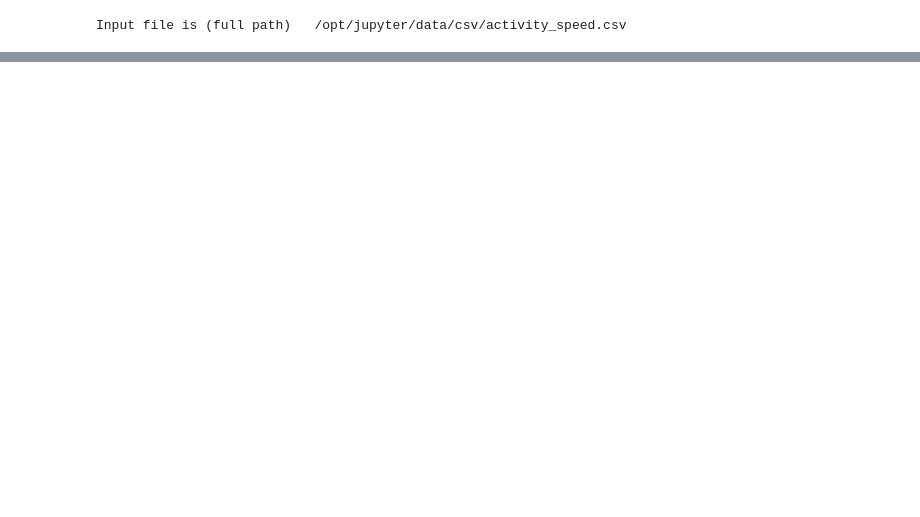
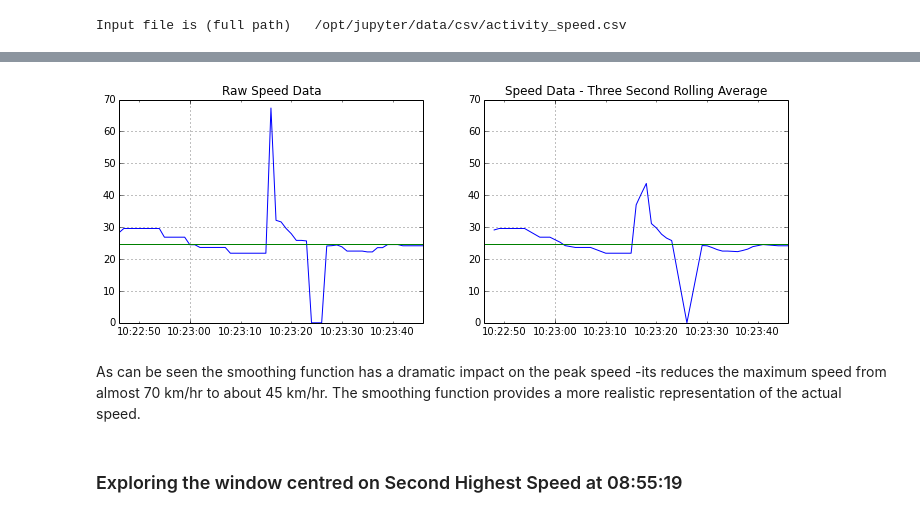
Before and after one commit to patclaffey/docker_jupyter, a Jupyter notebook: notebooks/speed.ipynb, the cells around one changed output, grey strips where cells are left out. Saved outputs shown, nothing was run; the diff lists cells and outputs as text; code cells hidden in the pictures; blank space fills up the shorter version.

```diff
--- a/notebooks/speed.ipynb
+++ b/notebooks/speed.ipynb
@@ -181,0 +212,11 @@ df[4045-10: 4045 +10]
+# %%
+# store the indexes related to max speed in variables
+# index_max_speed1 holds time index for max speed
+# index_max_speed2 holds time index for second highest speed
+
+index_max_speed1, index_max_speed2 = \
+            time_series[time_series['speed_raw_ts'] > 60.0].sort(columns = ['speed_raw_ts'],
+                        ascending = False).index.tolist()[:2]
+
+print('The time index for the maximum speed is ' + str(index_max_speed1))
+print('The time index for the second highest speed is ' + str(index_max_speed2))
@@ -181,0 +251,13 @@ df[4045-10: 4045 +10]
+# %%
+# Here we define the width of the time window in seconds
+time_window_seconds = 60
+
+# Find the start and end time indexes for the window
+index_start, index_end = get_window_range(time_series, index_max_speed1, time_window_seconds)
+
+avg_speed = time_series['speed_raw_ts'][ index_start: index_end ].mean()
+
+
+plt.figure();
+time_series['speed_raw_ts'][ index_start : index_end  ].plot(figsize=(12,4),)
+_ = plt.axhline(avg_speed, color='g')
@@ -181,0 +298,22 @@ df[4045-10: 4045 +10]
+# %%
+plt.figure()
+plt.subplot(1,2,1)
+plt.ylim( (0,70) )
+time_series['speed_raw_ts'][ index_start : index_end  ].plot(figsize=(12,4),
+                                                            )
+_ = plt.axhline(avg_speed, color='g')
+plt.title('Raw Speed Data')
+plt.subplot(1,2,2)
+plt.title('Speed Data - Three Second Rolling Average')
+plt.ylim( (0,70) )
+_ = pd.rolling_mean( time_series[ index_start : index_end ].speed_raw_ts , 3).plot(
+                            figsize=(12,4),
+
+                            )
+_ = plt.axhline(avg_speed, color='g')
+# %% [output]
+[figure, added]
+# %% [markdown]
+As can be seen the smoothing function has a dramatic impact on the peak speed -its reduces the maximum speed from almost 70 km/hr to about 45 km/hr.  The smoothing function provides a more realistic representation of the actual speed.
+# %% [markdown]
+### Exploring the window centred on Second Highest Speed  at 08:55:19
```
Also changed, not shown: parts of 59 cells of this notebook.
